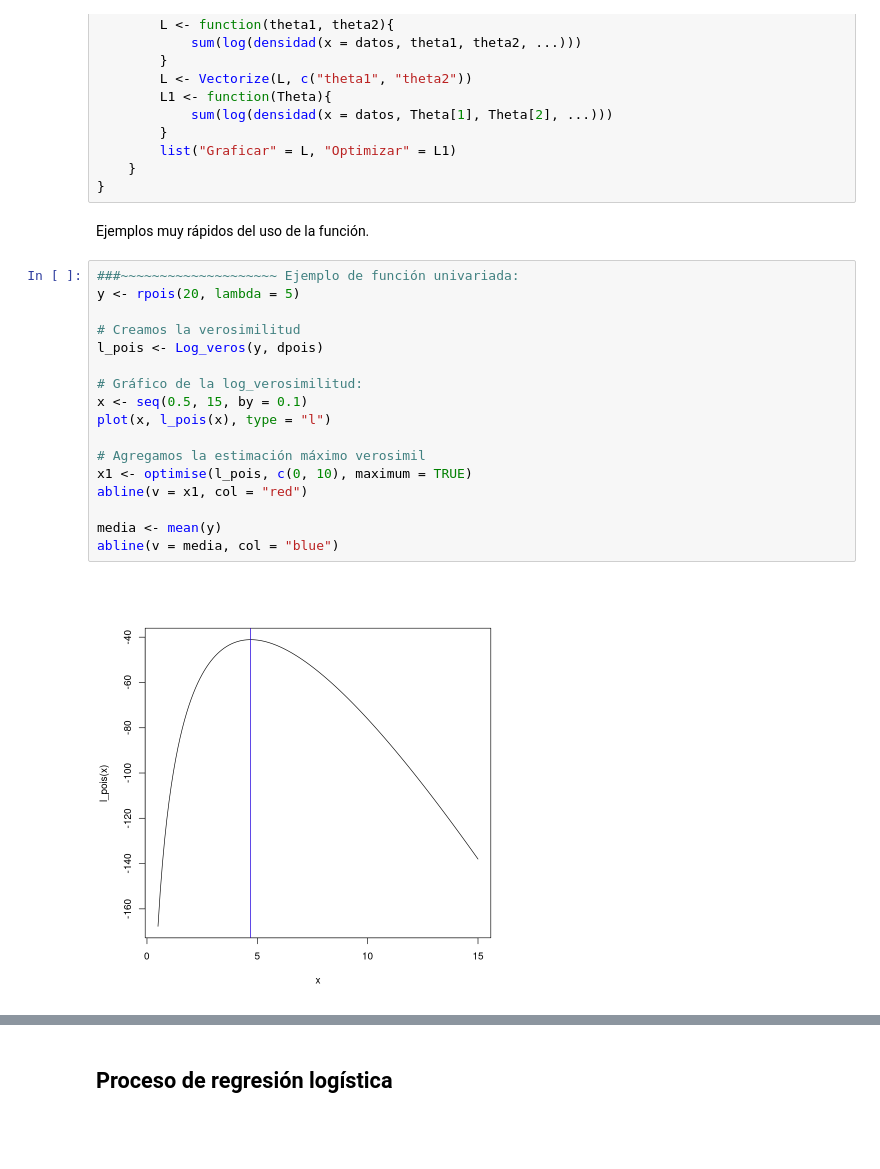
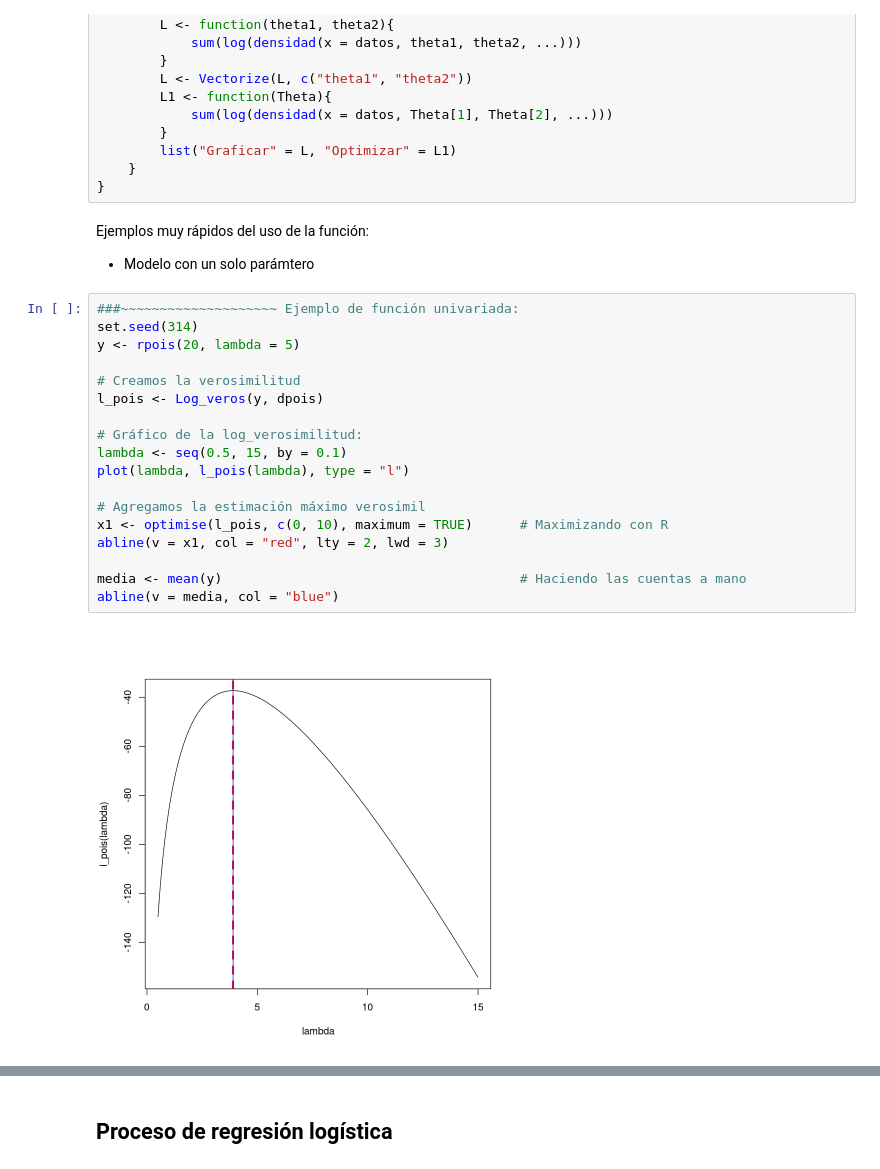
Before and after one commit to Daniel-Cendales/RegresiOn-LogIstica, a Jupyter notebook: Logistic_ression.ipynb, the cells around one changed output, grey strips where cells are left out. Drawn from its saved outputs; the diff is of its cells as text; blank space fills up the shorter version.

```diff
--- a/Logistic_ression.ipynb
+++ b/Logistic_ression.ipynb
@@ -138,23 +138,25 @@ Log_veros <- function(datos, densidad, parAmetros = 1,...){
     }
 }
 # %% [markdown]
-Ejemplos muy rápidos del uso de la función.
+Ejemplos muy rápidos del uso de la función:
+- Modelo con un solo parámtero
 # %%
 ###~~~~~~~~~~~~~~~~~~~~ Ejemplo de función univariada:
+set.seed(314)
 y <- rpois(20, lambda = 5)
 
 # Creamos la verosimilitud
 l_pois <- Log_veros(y, dpois)
 
 # Gráfico de la log_verosimilitud:
-x <- seq(0.5, 15, by = 0.1)
-plot(x, l_pois(x), type = "l")
+lambda <- seq(0.5, 15, by = 0.1)
+plot(lambda, l_pois(lambda), type = "l")
 
 # Agregamos la estimación máximo verosimil
-x1 <- optimise(l_pois, c(0, 10), maximum = TRUE)
-abline(v = x1, col = "red")
+x1 <- optimise(l_pois, c(0, 10), maximum = TRUE)      # Maximizando con R
+abline(v = x1, col = "red", lty = 2, lwd = 3)
 
-media <- mean(y)
+media <- mean(y)                                      # Haciendo las cuentas a mano
 abline(v = media, col = "blue")
 # %% [output]
-[figure, old version]
+[figure, new version]
```
Also changed, not shown: parts of 14 cells of this notebook.
